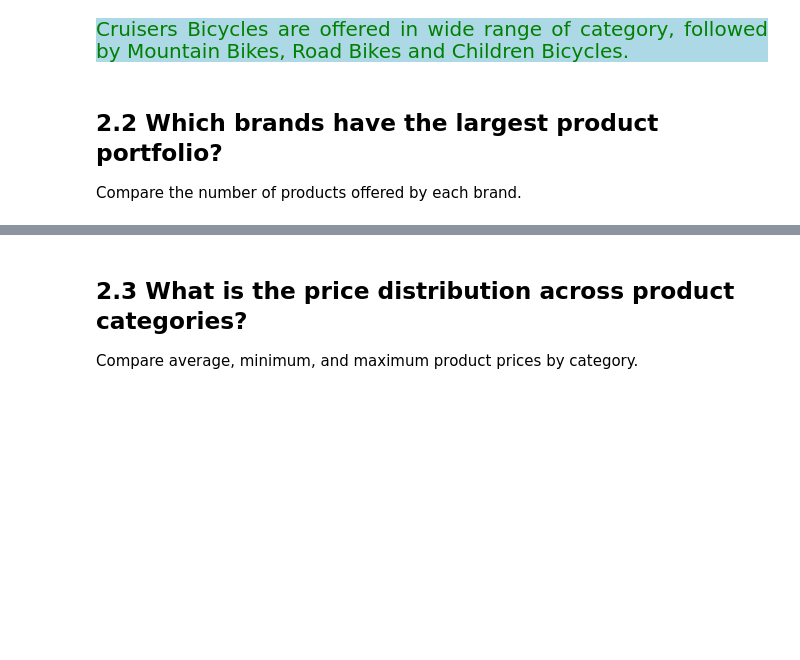
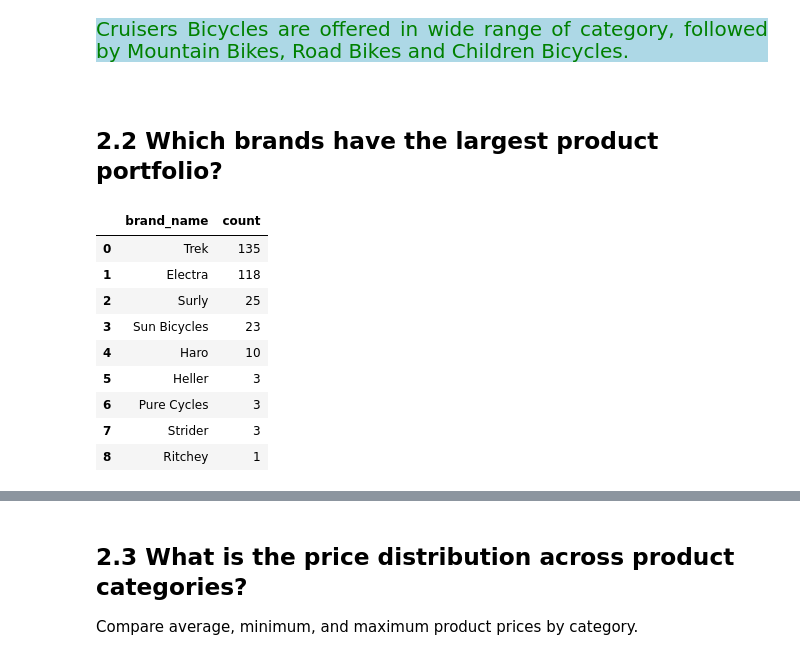
Before and after one commit to Kartika-Nidhi/Biker_Store_Analysis_SQL, a Jupyter notebook: BikeStoreAnalysisSQl.ipynb, the cells around one changed output, grey strips where cells are left out. Drawn from its saved outputs; the diff is of its cells as text; code cells hidden in the pictures; blank space fills up the shorter version.

Commit message:
Product Analysis 2/3 completed

```diff
--- a/BikeStoreAnalysisSQl.ipynb
+++ b/BikeStoreAnalysisSQl.ipynb
@@ -192,7 +192,30 @@ plt.show()
 [figure]
 # %% [markdown]
 <div style = "background-color:lightblue; color:green; font-size:20px; text-align:justify">Cruisers Bicycles are offered in wide range of category, followed by Mountain Bikes, Road Bikes and Children Bicycles.
+# %% [markdown]
+<divv>
 # %% [markdown]
 ## 2.2 Which brands have the largest product portfolio?
-
-Compare the number of products offered by each brand.
+# %%
+query = """
+SELECT brand_name, COUNT(*) AS count
+FROM brands AS brand
+LEFT JOIN products AS product
+    ON brand.brand_id = product.brand_id
+GROUP BY brand_name
+ORDER BY count DESC;
+"""
+
+brand_dist = pd.read_sql(query, engine)
+brand_dist
+# %% [output]
+|  | brand_name | count |
+| 0 | Trek | 135 |
+| 1 | Electra | 118 |
+| 2 | Surly | 25 |
+| 3 | Sun Bicycles | 23 |
+| 4 | Haro | 10 |
+| 5 | Heller | 3 |
+| 6 | Pure Cycles | 3 |
+| 7 | Strider | 3 |
+| 8 | Ritchey | 1 |
```
Also changed, not shown: parts of 3 cells of this notebook.
